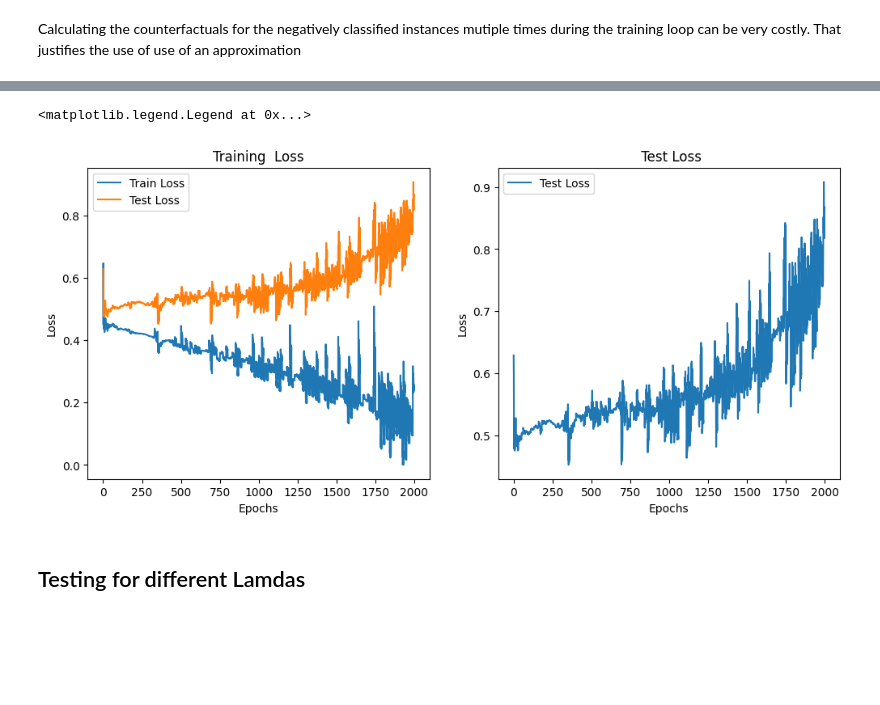
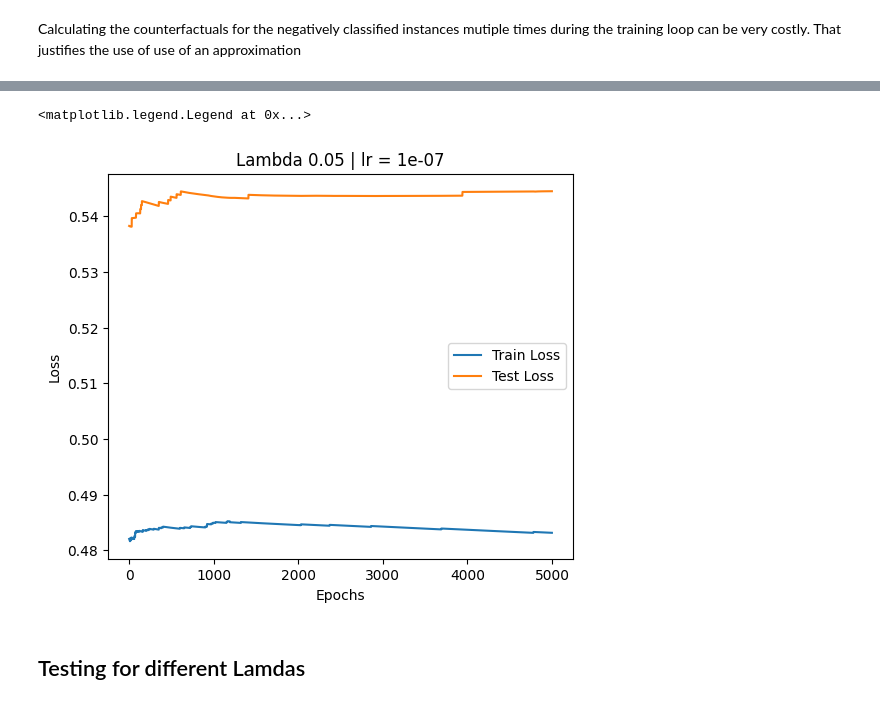
Before and after one commit to ahmedhammami2002/BachelorArbeitSoSe2025, a Jupyter notebook: ClassificationDice.ipynb, the cells around one changed output, grey strips where cells are left out. Drawn from its saved outputs; the diff is of its cells as text; code cells hidden in the pictures; blank space fills up the shorter version.

Commit message:
fixed alot errors. finetuned early stopping, added more lambdas. results are looking so much better

```diff
--- a/ClassificationDice.ipynb
+++ b/ClassificationDice.ipynb
@@ -320,8 +320,9 @@ G being the logit of that specific class and the approximation being the differe
 # %% [markdown]
 Calculating the counterfactuals for the negatively classified instances mutiple times during the training loop can be very costly. That justifies the use of use of an approximation
 # %%
-lamda = 0.1
-epochs = 2000
+lamda = 0.05
+epochs = 5000
+lr = 0.0000001
 
 loaded_model = NeuralNetwork(X.shape[1], 200, 2)
 loaded_model.load_state_dict(torch.load(f=MODEL_SAVE_PATH))
@@ -330,7 +331,7 @@ X_train_positive, X_train_negative, _, _ = split_by_classification(loaded_model,
 X_test_positive, X_test_negative, _, _ = split_by_classification(loaded_model, X_test)
 
 loss_fn_1 = nn.CrossEntropyLoss()
-optimizer = torch.optim.Adam(loaded_model.parameters(), lr=0.0001)
+optimizer = torch.optim.Adam(loaded_model.parameters(), lr=lr)
 
 train_losses = []
 test_losses = []
@@ -375,7 +376,7 @@ for epoch in range(epochs):
         X_test_positive, X_test_negative, _, _ = split_by_classification(loaded_model, X_test)
 
     # Logging
-    if epoch % 500 == 0:
+    if epoch % 1000 == 0:
         print(f"Epoch: {epoch}| Train_Loss: {loss:.5f}| Test loss: {test_loss:.5f}| f1_score_test: {f1_score_test:.5f}")
 
 # best model loading
@@ -387,17 +389,15 @@ Epoch: 1500| Train_Loss: 0.26632| Test loss: 0.61915| f1_score_test: 0.79137
 # %%
-plt.figure(figsize=(12, 5))
+plt.figure(figsize=(6, 5))
 
-# plot Loss
-plt.subplot(1, 2, 1)
 plt.plot(train_losses, label="Train Loss")
 plt.plot(test_losses, label="Test Loss")
 plt.xlabel("Epochs")
 plt.ylabel("Loss")
-plt.title("Lambda", lamda, "learning")
+plt.title(f"Lambda {lamda} | lr = {lr}")
 plt.legend()
 # %% [output]
 <matplotlib.legend.Legend at 0x...>
-[figure, old version]
+[figure, new version]
 # %% [markdown]
 ## Testing for different Lamdas
 # %%
```
Also changed, not shown: parts of 12 cells of this notebook, 1 other file.
